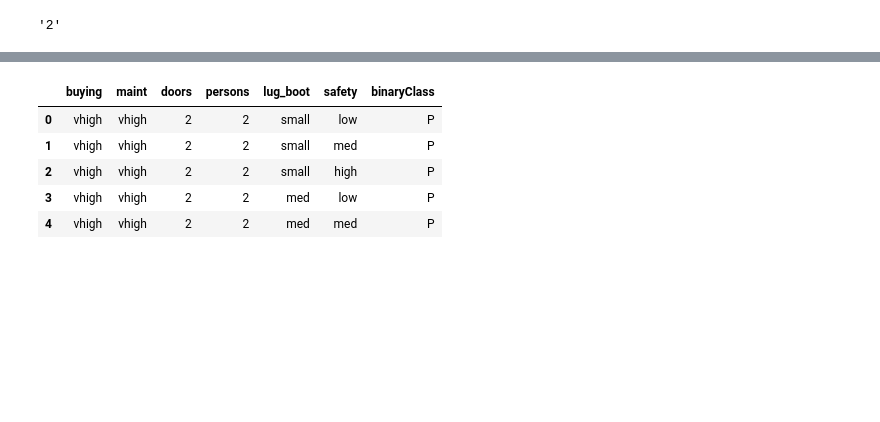
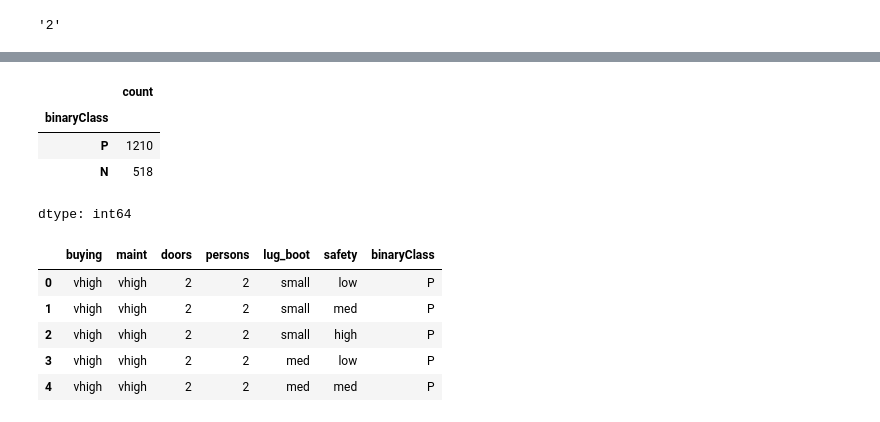
Before and after one commit to MarriRohan/AIML-2025, a Jupyter notebook: Lab_08.ipynb, the cells around one changed output, grey strips where cells are left out. Drawn from its saved outputs; the diff is of its cells as text; code cells hidden in the pictures; blank space fills up the shorter version.

```diff
--- a/Lab_08.ipynb
+++ b/Lab_08.ipynb
@@ -57 +83,10 @@ AttributeError: 'DataFrame' object has no attribute 'feature_names'
+# %%
+
+car_data.target.value_counts()
+# %% [output]
+|  | count |
+| binaryClass |  |
+| P | 1210 |
+| N | 518 |
+dtype: int64
 # %%
```
Also changed, not shown: parts of 20 cells of this notebook.
